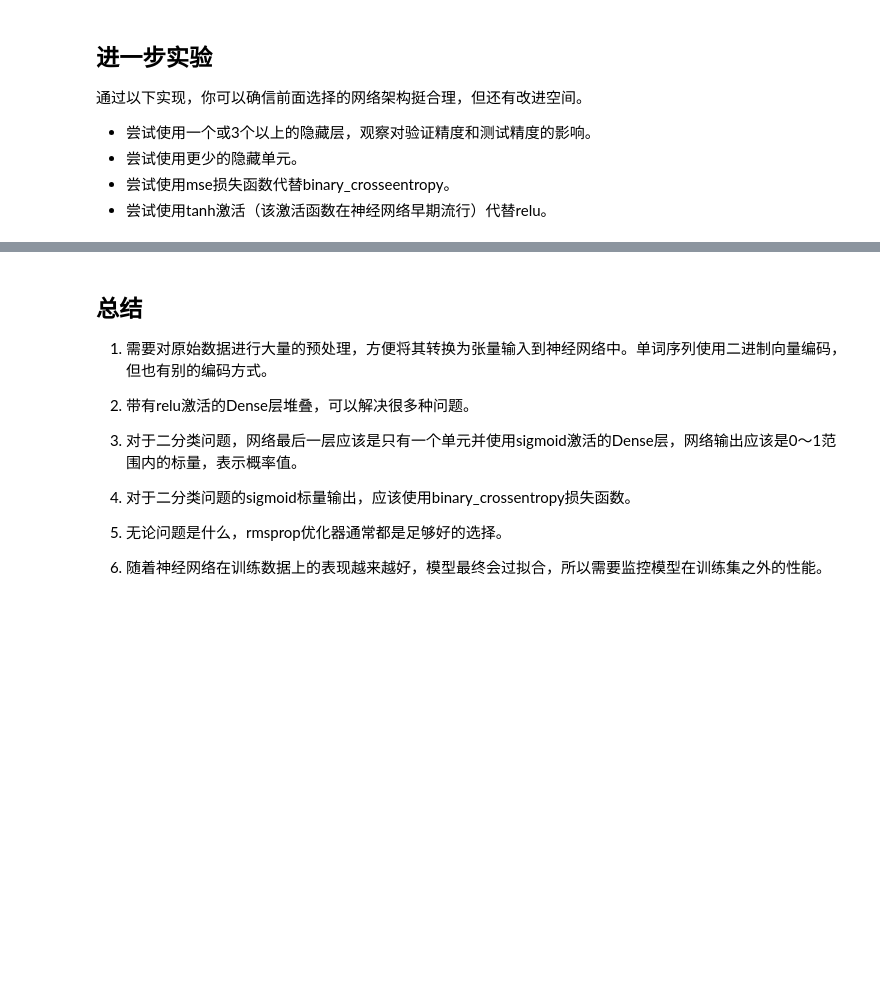
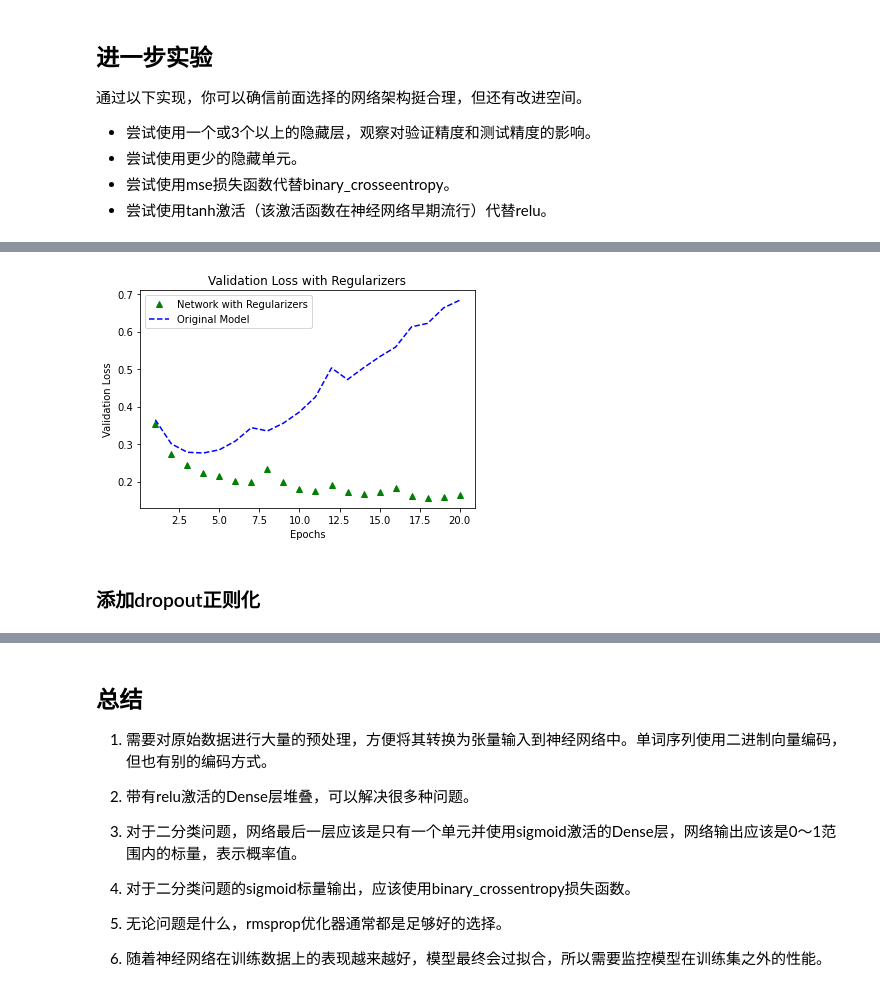
Before and after one commit to AlenZhang-Dev/Learning-Records, a Jupyter notebook: Machine Learning/Deep Learning with Python/3.4 电影评论分类【二分类】.ipynb, the cells around one changed output, grey strips where cells are left out. Cells and saved outputs as stored; diff of their text form; code cells hidden in the pictures; blank space fills up the shorter version.

```diff
--- a/Machine Learning/Deep Learning with Python/3.4 电影评论分类【二分类】.ipynb
+++ b/Machine Learning/Deep Learning with Python/3.4 电影评论分类【二分类】.ipynb
@@ -209,0 +335,16 @@ array([[0.22443414],
+# %%
+# 添加权重l2正则化
+from keras import regularizers
+
+model = models.Sequential()
+model.add(layers.Dense(16, kernel_regularizer=regularizers.l2(0.001) ,activation='relu', input_shape=(10000,)))
+model.add(layers.Dense(16, kernel_regularizer=regularizers.l2(0.001) ,activation='relu'))
+model.add(layers.Dense(1, activation='sigmoid'))
+# %%
+model.compile(optimizer='rmsprop',
+              loss='binary_crossentropy',
+              metrics=['accuracy'])
+
+
+history_regularizers = model.fit(x_train, y_train, epochs=20, batch_size=512, validation_data=(x_val, y_val))
+results = model.evaluate(x_test, y_test)
@@ -209,0 +369,29 @@ array([[0.22443414],
+# %%
+# original data
+acc = history.history['accuracy']
+val_acc = history.history['val_accuracy']
+loss = history.history['loss']
+val_loss = history.history['val_loss']
+
+# training data
+acc_regularizers = history_regularizers.history['accuracy']
+val_acc_regularizers = history_regularizers.history['val_accuracy']
+loss_regularizers = history_regularizers.history['loss']
+val_loss_regularizers = history_regularizers.history['val_loss']
+
+epochs = range(1, len(acc) + 1)
+
+# "g^" if for "green triangles"
+plt.plot(epochs, val_loss_regularizers, 'g^', label='Network with Regularizers')
+# "b--" is for "solid blue dashes"
+plt.plot(epochs, val_loss, 'b--', label='Original Model')
+plt.title('Validation Loss with Regularizers')
+plt.xlabel('Epochs')
+plt.ylabel('Validation Loss')
+plt.legend()
+
+plt.show()
+# %% [output]
+[figure, added]
+# %% [markdown]
+### 添加dropout正则化
```
Also changed, not shown: parts of 22 cells of this notebook.
